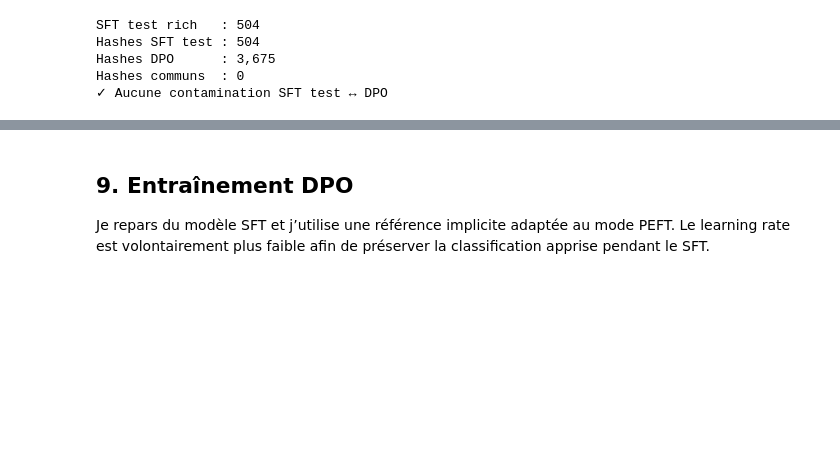
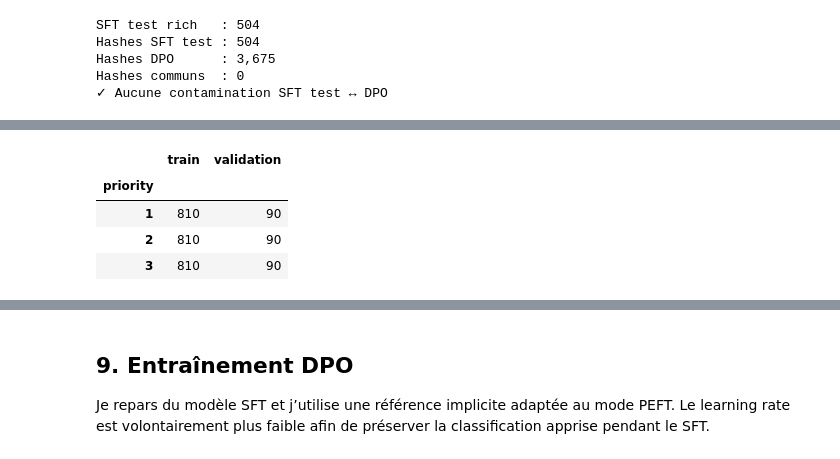
Before and after one commit to gonzalezcourrier34-glitch/medical_triage_agent, a Jupyter notebook: notebooks/03_finetuning_sft_dpo.ipynb, the cells around one changed output, grey strips where cells are left out. Drawn from its saved outputs; the diff is of its cells as text; code cells hidden in the pictures; blank space fills up the shorter version.

```diff
--- a/notebooks/03_finetuning_sft_dpo.ipynb
+++ b/notebooks/03_finetuning_sft_dpo.ipynb
@@ -1655,3 +1496,88 @@ priority
+# %%
+# Split DPO v2 stratifié 90/10 et sauvegarde du run.
+
+dpo_train_df, dpo_validation_df = train_test_split(
+    dpo_selected_df,
+    test_size=0.10,
+    random_state=CONFIG.seed,
+    stratify=dpo_selected_df["priority"]
+)
+
+assert len(dpo_train_df) == 2430
+assert len(dpo_validation_df) == 270
+assert set(dpo_train_df["id"]).isdisjoint(dpo_validation_df["id"])
+assert dpo_train_df["priority"].value_counts().eq(810).all()
+assert dpo_validation_df["priority"].value_counts().eq(90).all()
+
+
+# Construit le format conversationnel DPO.
+
+def build_dpo_example(row: pd.Series) -> dict:
+    """Construit un exemple DPO."""
+    return {
+        "id": row["id"],
+        "language": row["language"],
+        "priority": int(row["priority"]),
+        "prompt": [{"role": "user", "content": row["prompt"]}],
+        "chosen": [{"role": "assistant", "content": row["chosen"]}],
+        "rejected": [{"role": "assistant", "content": row["rejected"]}]
+    }
+
+
+dpo_train_records = [
+    build_dpo_example(row)
+    for _, row in dpo_train_df.iterrows()
+]
+
+dpo_validation_records = [
+    build_dpo_example(row)
+    for _, row in dpo_validation_df.iterrows()
+]
+
+
+# Fige exactement les données utilisées par ce run.
+
+DPO_SPLIT_DIR = RUN_METRIC_DIR / "dpo_splits"
+DPO_SPLIT_DIR.mkdir(parents=True, exist_ok=True)
+
+write_jsonl(
+    DPO_SPLIT_DIR / "dpo_train.jsonl",
+    dpo_train_records
+)
+
+write_jsonl(
+    DPO_SPLIT_DIR / "dpo_validation.jsonl",
+    dpo_validation_records
+)
+
+dpo_split_manifest = {
+    "run_stamp": RUN_STAMP,
+    "seed": CONFIG.seed,
+    "selected_rows": len(dpo_selected_df),
+    "train_rows": len(dpo_train_records),
+    "validation_rows": len(dpo_validation_records),
+    "train_sha256": file_sha256(DPO_SPLIT_DIR / "dpo_train.jsonl"),
+    "validation_sha256": file_sha256(DPO_SPLIT_DIR / "dpo_validation.jsonl")
+}
+
+(RUN_METRIC_DIR / "dpo_split_manifest.json").write_text(
+    json.dumps(dpo_split_manifest, ensure_ascii=False, indent=2),
+    encoding="utf-8"
+)
+
+
+# Contrôle final.
+
+display(pd.DataFrame({
+    "train": dpo_train_df["priority"].value_counts().sort_index(),
+    "validation": dpo_validation_df["priority"].value_counts().sort_index()
+}))
+# %% [output]
+|  | train | validation |
+| priority |  |  |
+| 1 | 810 | 90 |
+| 2 | 810 | 90 |
+| 3 | 810 | 90 |
 # %%
 # Mesure séparément prompt, chosen et rejected pour optimiser le DPO.
 def dpo_token_lengths(record: dict) -> dict:
```
Also changed, not shown: parts of 73 cells of this notebook, 25 other files.
